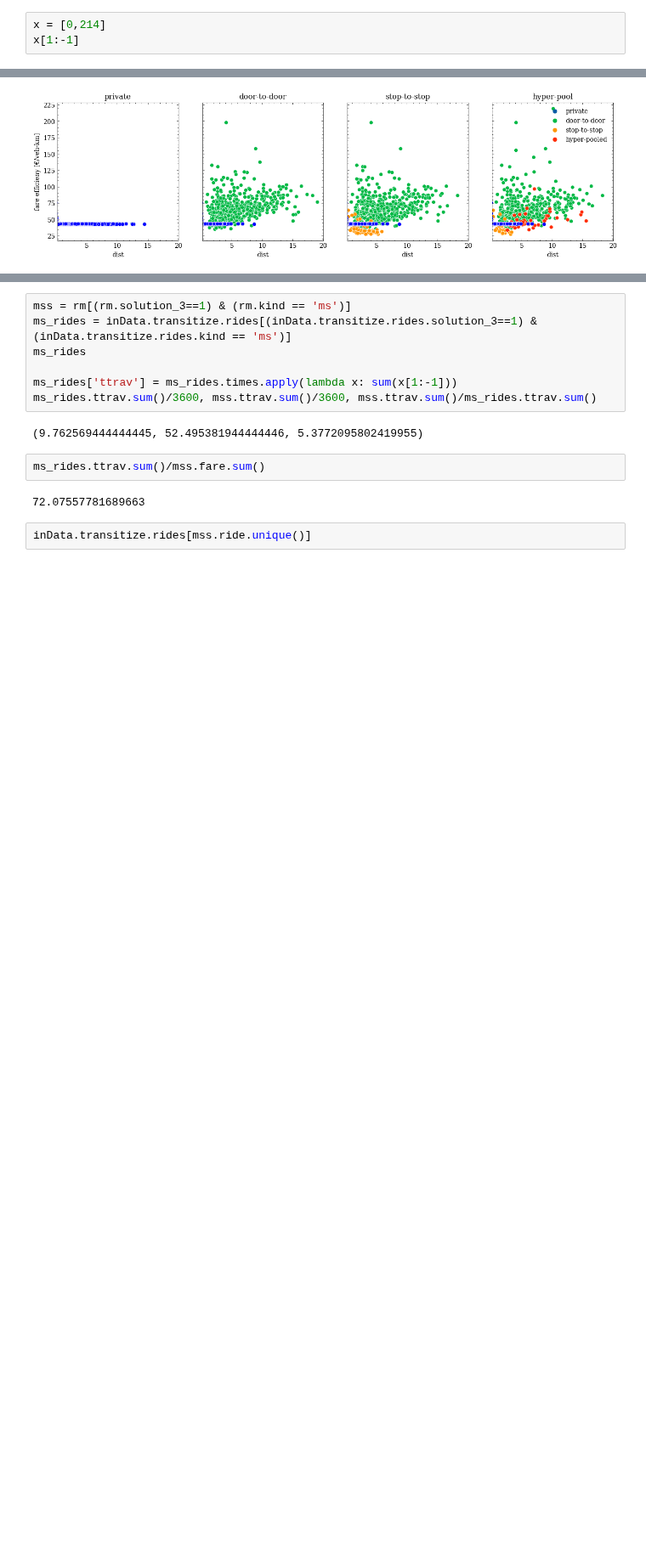
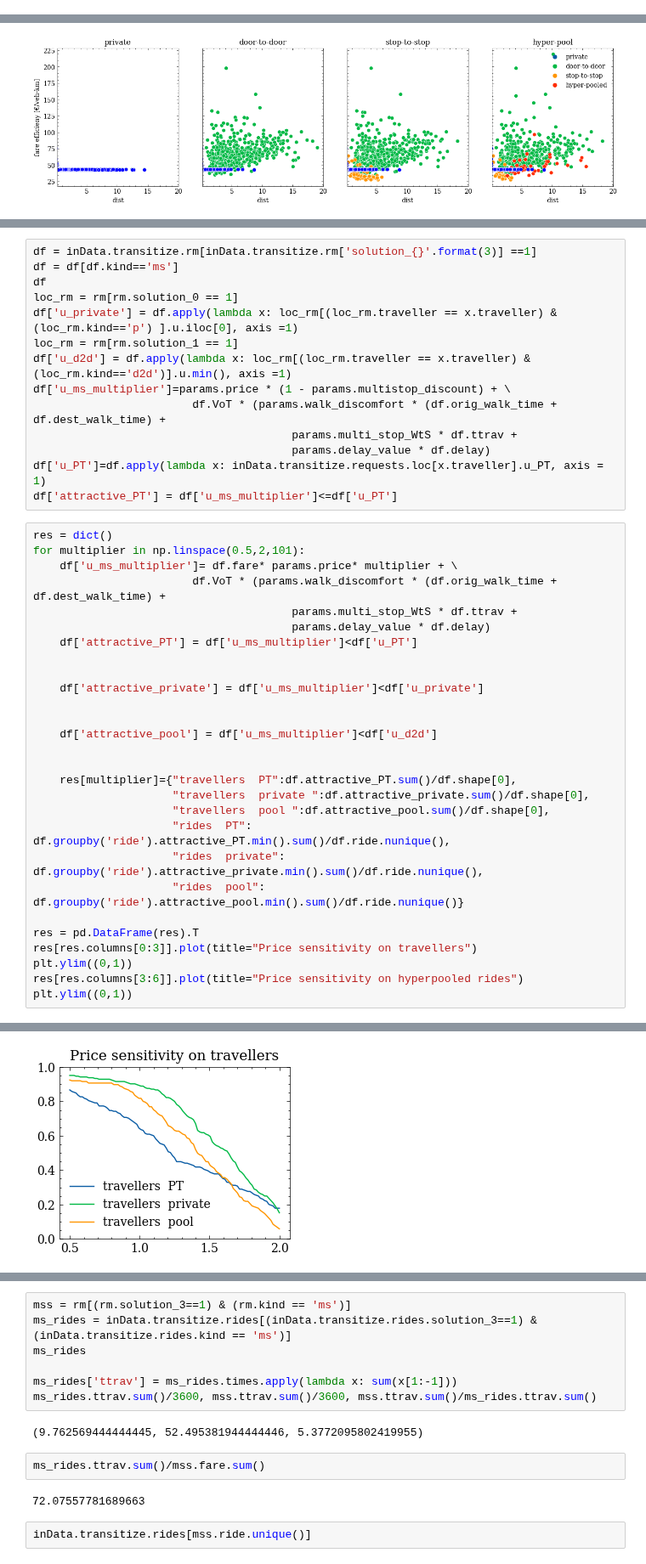
Before and after one commit to RafalKucharskiPK/ExMAS, a Jupyter notebook: ExMAS/spinoffs/tndp/ExExMAS_results_npj_rev1.ipynb, the cells around one changed output, grey strips where cells are left out. Shown at 85% size. Drawn from its saved outputs; the diff is of its cells as text; blank space fills up the shorter version.

```diff
--- a/ExMAS/spinoffs/tndp/ExExMAS_results_npj_rev1.ipynb
+++ b/ExMAS/spinoffs/tndp/ExExMAS_results_npj_rev1.ipynb
@@ -253,6 +263,3 @@ for level in [0,1,2,3]:
 #plt.savefig('VoT.png',dpi = 300)
 # %% [output]
 [figure]
-# %%
-x = [0,214]
-x[1:-1]
@@ -285,0 +310,43 @@ plt.savefig('eff.png',dpi = 300)
+# %%
+df = inData.transitize.rm[inData.transitize.rm['solution_{}'.format(3)] ==1]
+df = df[df.kind=='ms']
+df
+loc_rm = rm[rm.solution_0 == 1]
+df['u_private'] = df.apply(lambda x: loc_rm[(loc_rm.traveller == x.traveller) &(loc_rm.kind=='p') ].u.iloc[0], axis =1)
+loc_rm = rm[rm.solution_1 == 1]
+df['u_d2d'] = df.apply(lambda x: loc_rm[(loc_rm.traveller == x.traveller) &(loc_rm.kind=='d2d')].u.min(), axis =1)
+df['u_ms_multiplier']=params.price * (1 - params.multistop_discount) + \
+                        df.VoT * (params.walk_discomfort * (df.orig_walk_time + df.dest_walk_time) +
+                                       params.multi_stop_WtS * df.ttrav +
+                                       params.delay_value * df.delay)
+df['u_PT']=df.apply(lambda x: inData.transitize.requests.loc[x.traveller].u_PT, axis = 1)
+df['attractive_PT'] = df['u_ms_multiplier']<=df['u_PT']
+# %%
+res = dict()
+for multiplier in np.linspace(0.5,2,101):
+    df['u_ms_multiplier']= df.fare* params.price* multiplier + \
+                        df.VoT * (params.walk_discomfort * (df.orig_walk_time + df.dest_walk_time) +
+                                       params.multi_stop_WtS * df.ttrav +
+                                       params.delay_value * df.delay)
+    df['attractive_PT'] = df['u_ms_multiplier']<df['u_PT']
+
+
+    df['attractive_private'] = df['u_ms_multiplier']<df['u_private']
+
+
+    df['attractive_pool'] = df['u_ms_multiplier']<df['u_d2d']
+
+
+    res[multiplier]={"travellers  PT":df.attractive_PT.sum()/df.shape[0],
+                     "travellers  private ":df.attractive_private.sum()/df.shape[0],
+                     "travellers  pool ":df.attractive_pool.sum()/df.shape[0],
+                     "rides  PT": df.groupby('ride').attractive_PT.min().sum()/df.ride.nunique(),
+                     "rides  private": df.groupby('ride').attractive_private.min().sum()/df.ride.nunique(),
+                     "rides  pool": df.groupby('ride').attractive_pool.min().sum()/df.ride.nunique()}
+
+res = pd.DataFrame(res).T
+res[res.columns[0:3]].plot(title="Price sensitivity on travellers")
+plt.ylim((0,1))
+res[res.columns[3:6]].plot(title="Price sensitivity on hyperpooled rides")
+plt.ylim((0,1))
+# %% [output]
@@ -285,0 +354 @@ plt.savefig('eff.png',dpi = 300)
+[figure, added]
```
Also changed, not shown: parts of 27 cells of this notebook.
